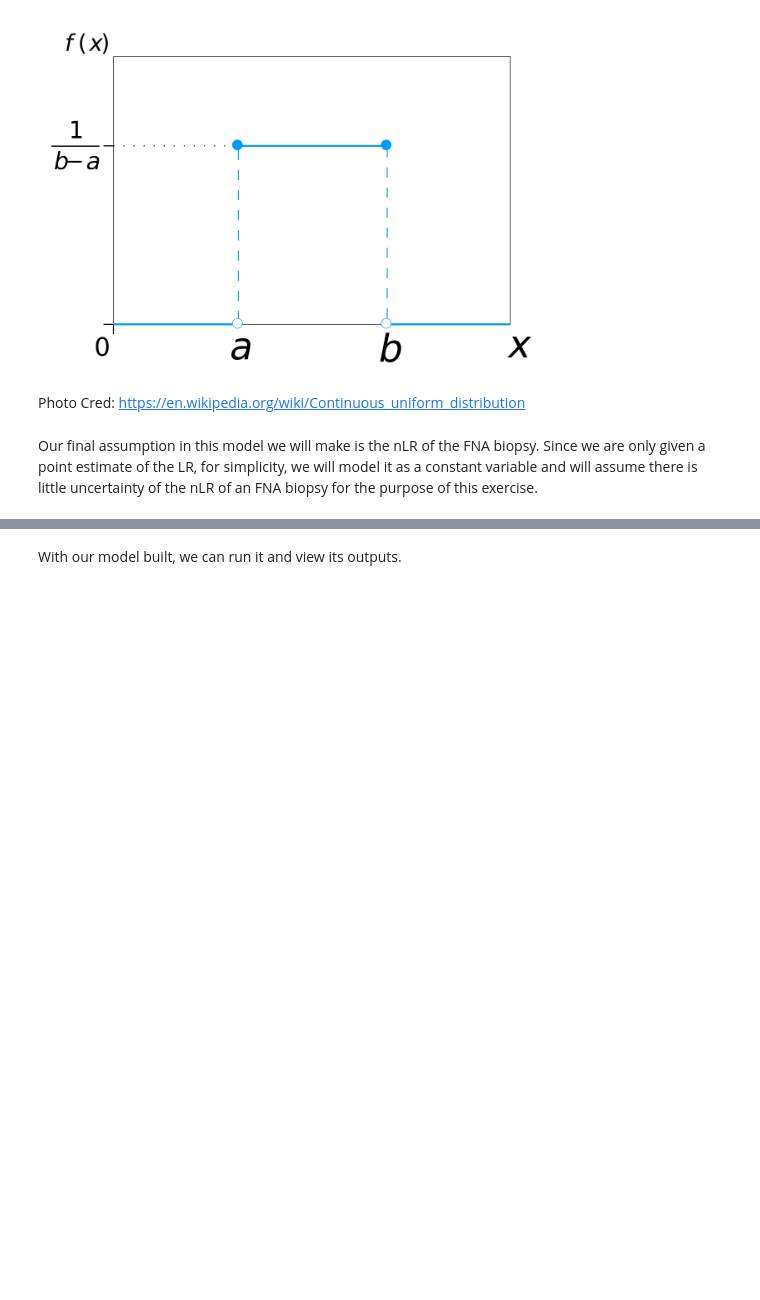
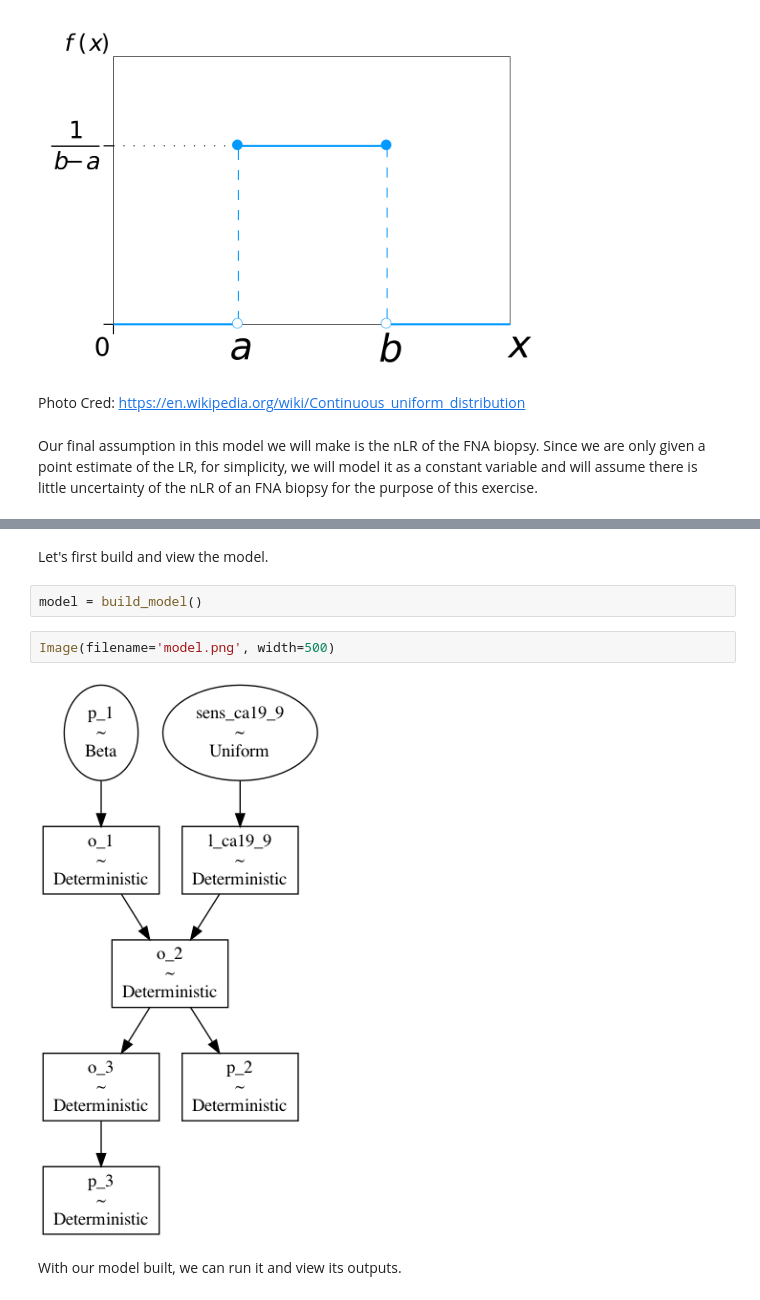
Before and after one commit to sidhomj/manesh_bayesian, a Jupyter notebook: Analysis.ipynb, the cells around one changed output, grey strips where cells are left out. Drawn from its saved outputs; the diff is of its cells as text; blank space fills up the shorter version.

```diff
--- a/Analysis.ipynb
+++ b/Analysis.ipynb
@@ -125,2 +124,10 @@ def run_model():
+# %% [markdown]
+Let's first build and view the model.
+# %%
+model = build_model()
+# %%
+Image(filename='model.png', width=500)
+# %% [output]
+[figure, added]
 # %% [markdown]
 With our model built, we can run it and view its outputs.
```
Also changed, not shown: parts of 3 cells of this notebook.
